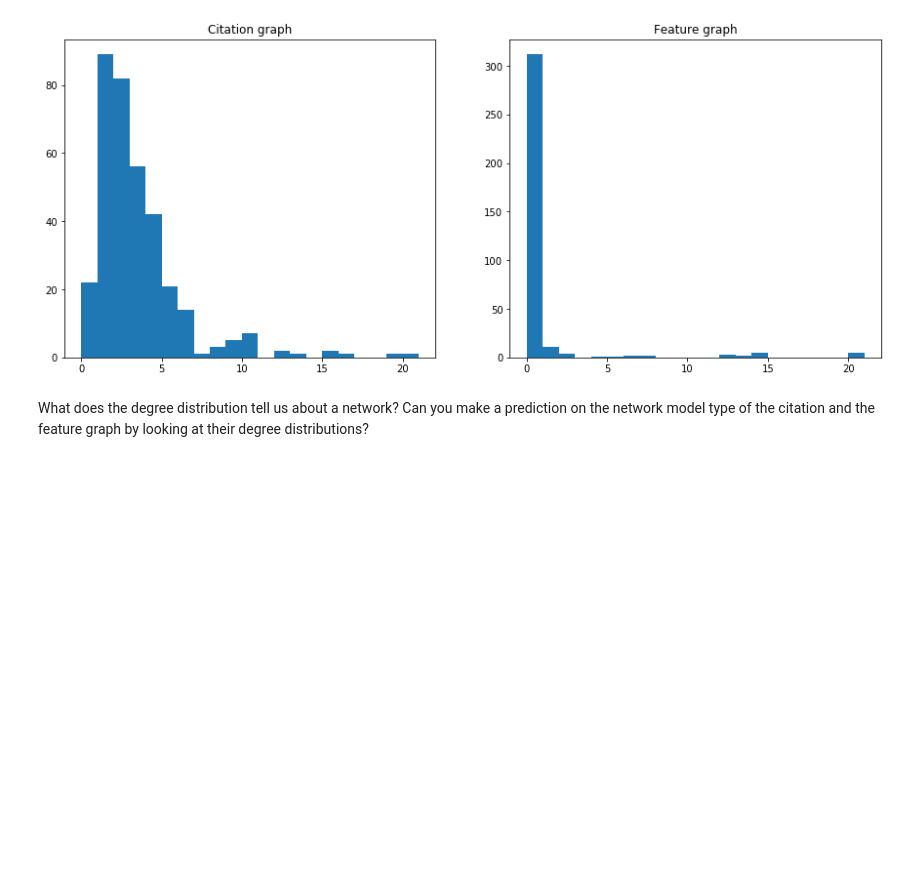
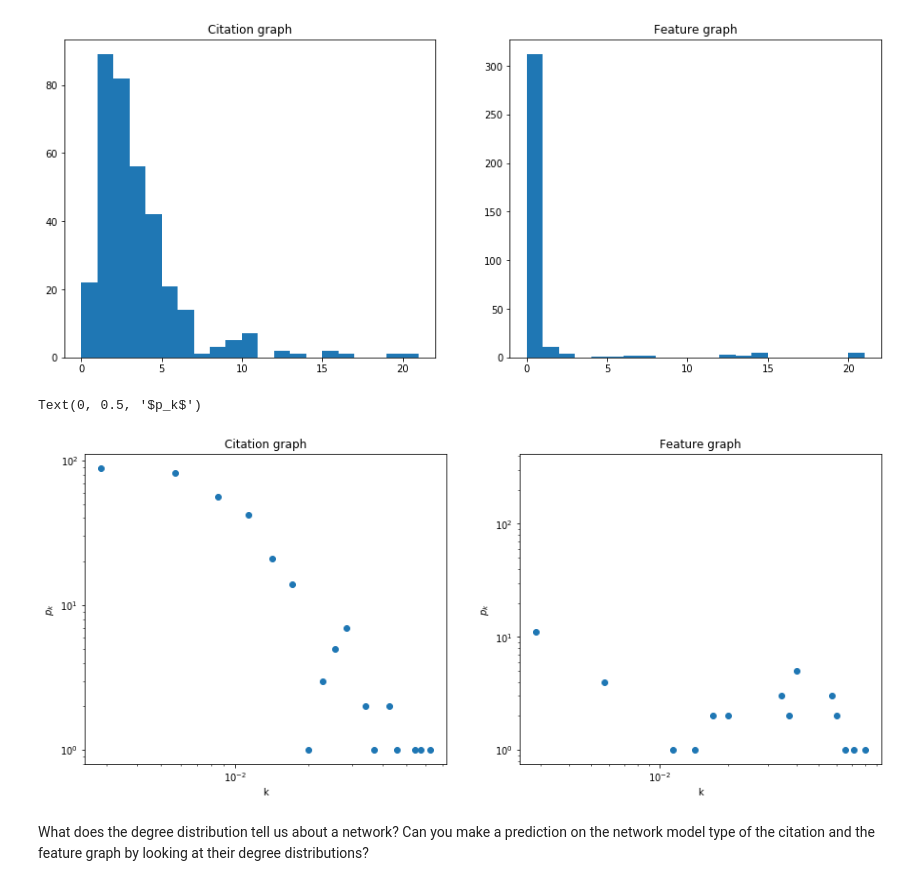
Before and after one commit to alielabridi/NTDS_2019, a Jupyter notebook: assignments/1_network_science-Yann.ipynb, the cells around one changed output. Saved outputs shown, nothing was run; the diff lists cells and outputs as text; code cells hidden in the pictures; blank space fills up the shorter version.

Commit message:
added answers on section 2 + a degree distribution plot

```diff
--- a/assignments/1_network_science-Yann.ipynb
+++ b/assignments/1_network_science-Yann.ipynb
@@ -511,6 +511,30 @@ feature_degrees = [G_feature.degree(n) for n in G_feature.nodes()]
 axes[1].hist(feature_degrees, bins = range(min(citation_degrees), max(citation_degrees)));
 # %% [output]
 [figure]
+# %%
+fig, axes = plt.subplots(1, 2, figsize=(15, 6))
+axes[0].set_title('Citation graph')
+citation_degrees = [G_citation.degree(n) for n in G_citation.nodes()]
+values, counts = np.unique(citation_degrees,return_counts=True)
+values = values / len(feature_degrees)
+axes[0].plot(values,counts,'o');
+axes[1].set_title('Feature graph')
+feature_degrees = [G_feature.degree(n) for n in G_feature.nodes()]
+values, counts = np.unique(feature_degrees,return_counts=True)
+values = values / len(feature_degrees)
+axes[1].plot(values,counts,'o');
+
+axes[0].set_xscale('log')
+axes[0].set_yscale('log')
+axes[0].set_xlabel("k")
+axes[0].set_ylabel("$p_k$")
+axes[1].set_xscale('log')
+axes[1].set_yscale('log')
+axes[1].set_xlabel("k")
+axes[1].set_ylabel("$p_k$")
+# %% [output]
+Text(0, 0.5, '$p_k$')
+[figure, added]
 # %% [markdown]
 What does the degree distribution tell us about a network? Can you make a prediction on the network model type of the citation and the feature graph by looking at their degree distributions?
 # %% [markdown]
```
Also changed, not shown: parts of 7 cells of this notebook.
